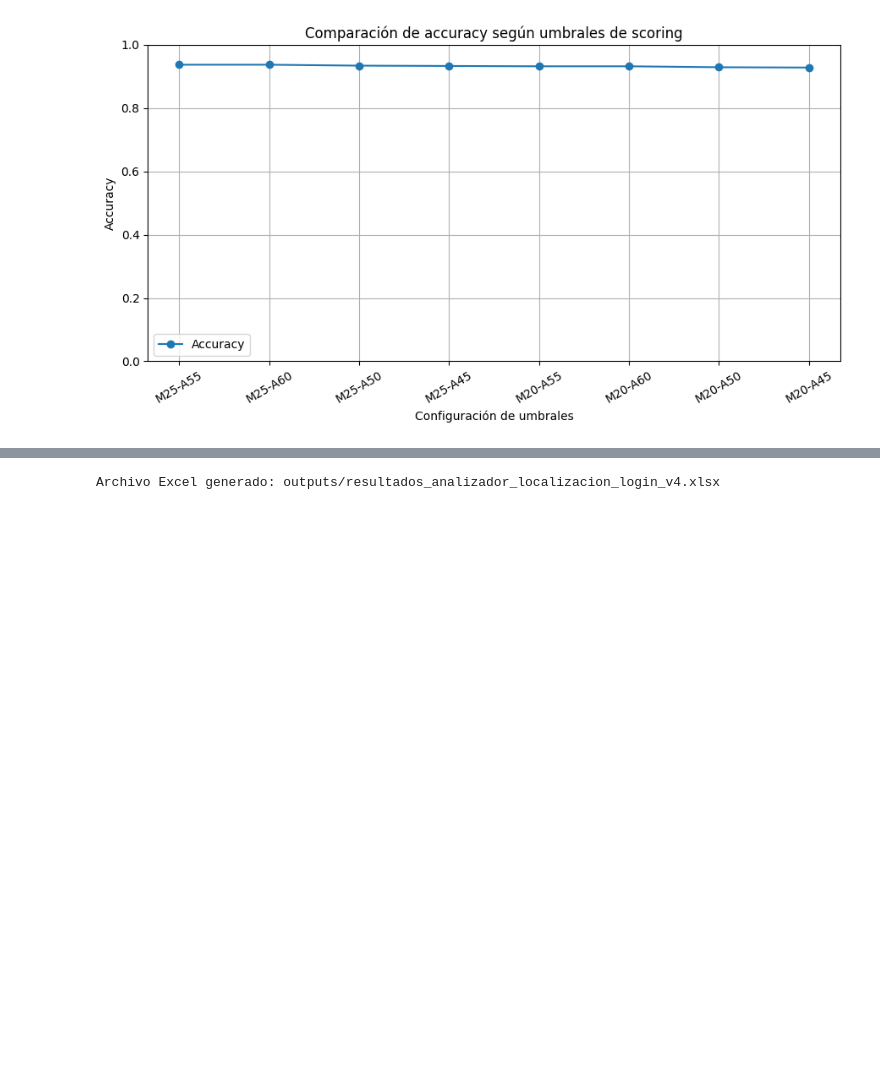
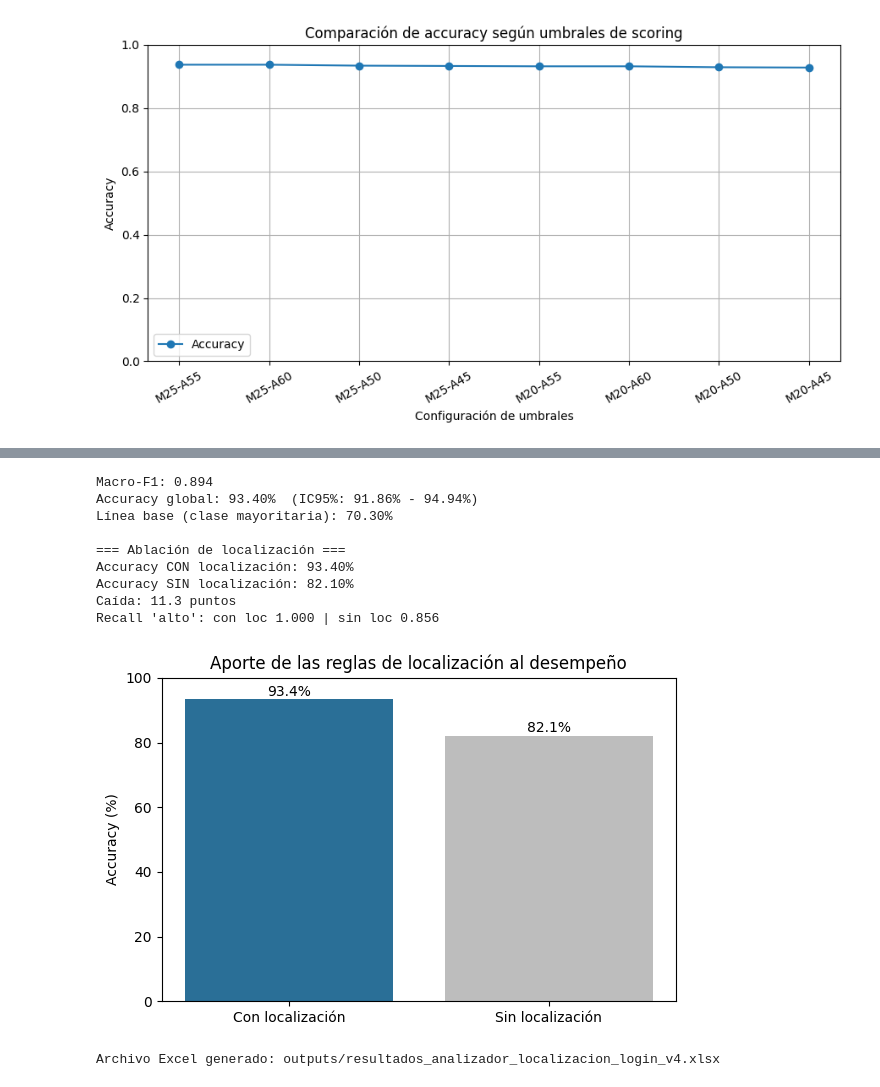
Before and after one commit to dibujoudea-boop/analizador_localizacion_login, a Jupyter notebook: notebooks/analizador_localizacion_login_v4_tfm.ipynb, the cells around one changed output, grey strips where cells are left out. Cells and saved outputs as stored; diff of their text form; code cells hidden in the pictures; blank space fills up the shorter version.

```diff
--- a/notebooks/analizador_localizacion_login_v4_tfm.ipynb
+++ b/notebooks/analizador_localizacion_login_v4_tfm.ipynb
@@ -336,3 +338,73 @@ plt.show()
 | 11 | 30 | 60 | 873 | 112 | 15 | 0.873 |
 | 10 | 30 | 55 | 873 | 112 | 15 | 0.873 |
 [figure]
+# %%
+# 11. Métricas por clase + análisis de ablación de localización
+import numpy as np
+from src.risk_engine import CONFIG, classify_score
+
+orden = ["bajo", "medio", "alto"]
+yt = df_results["expected_result"].reset_index(drop=True)
+yp = df_results["risk_level"].reset_index(drop=True)
+
+# --- Métricas por clase (precisión, recall, F1) ---
+filas = []
+for c in orden:
+    tp = ((yp == c) & (yt == c)).sum()
+    fp = ((yp == c) & (yt != c)).sum()
+    fn = ((yp != c) & (yt == c)).sum()
+    prec = tp / (tp + fp) if (tp + fp) else 0
+    rec  = tp / (tp + fn) if (tp + fn) else 0
+    f1   = 2 * prec * rec / (prec + rec) if (prec + rec) else 0
+    filas.append([c, int((yt == c).sum()), round(prec, 3), round(rec, 3), round(f1, 3)])
+
+tabla_metricas_clase = pd.DataFrame(filas, columns=["Clase", "Soporte", "Precisión", "Recall", "F1"])
+macro_f1 = round(tabla_metricas_clase["F1"].mean(), 3)
+linea_base = yt.value_counts(normalize=True).max()
+n = len(yt); acc = (yt == yp).mean(); ic = 1.96 * np.sqrt(acc * (1 - acc) / n)
+
+print("=== Métricas por clase ===")
+display(tabla_metricas_clase)
+print(f"Macro-F1: {macro_f1}")
+print(f"Accuracy global: {acc:.2%}  (IC95%: {acc-ic:.2%} - {acc+ic:.2%})")
+print(f"Línea base (clase mayoritaria): {linea_base:.2%}")
+
+# --- Ablación: recalcular el score IGNORANDO las reglas de localización ---
+def score_sin_localizacion(ev, cfg):
+    w = cfg["weights"]; s = 0
+    if int(pd.to_numeric(ev.get("is_new_device"), errors="coerce") or 0) == 1: s += w["new_device"]
+    nt = str(ev.get("network_type") or "").strip().lower()
+    if nt in cfg["risky_networks"]: s += w["risky_network"]
+    if int(pd.to_numeric(ev.get("is_proxy"), errors="coerce") or 0) == 1: s += w["proxy_indicator"]
+    if int(pd.to_numeric(ev.get("is_vpn"), errors="coerce") or 0) == 1: s += w["vpn_indicator"]
+    if int(pd.to_numeric(ev.get("is_hosting"), errors="coerce") or 0) == 1: s += w["hosting_indicator"]
+    if int(pd.to_numeric(ev.get("timezone_mismatch"), errors="coerce") or 0) == 1: s += w["timezone_mismatch"]
+    ipr = str(ev.get("ip_reputation") or "").strip().lower()
+    if ipr == "high": s += w["high_ip_reputation"]
+    elif ipr == "medium": s += w["medium_ip_reputation"]
+    return classify_score(s, cfg)
+
+yp_abl = df.apply(lambda r: score_sin_localizacion(r.to_dict(), CONFIG), axis=1).reset_index(drop=True)
+
+def recall_alto(yt, yp):
+    tp = ((yp == "alto") & (yt == "alto")).sum(); fn = ((yp != "alto") & (yt == "alto")).sum()
+    return tp / (tp + fn) if (tp + fn) else 0
+
+acc_full, acc_abl = (yt == yp).mean(), (yt == yp_abl).mean()
+print("\n=== Ablación de localización ===")
+print(f"Accuracy CON localización: {acc_full:.2%}")
+print(f"Accuracy SIN localización: {acc_abl:.2%}")
+print(f"Caída: {(acc_full-acc_abl)*100:.1f} puntos")
+print(f"Recall 'alto': con loc {recall_alto(yt,yp):.3f} | sin loc {recall_alto(yt,yp_abl):.3f}")
+
+plt.figure(figsize=(6, 4))
+barras = plt.bar(["Con localización", "Sin localización"], [acc_full*100, acc_abl*100],
+                 color=["#2a6f97", "#bdbdbd"])
+plt.ylabel("Accuracy (%)"); plt.ylim(0, 100)
+plt.title("Aporte de las reglas de localización al desempeño")
+for b in barras:
+    plt.text(b.get_x()+b.get_width()/2, b.get_height()+1, f"{b.get_height():.1f}%", ha="center")
+plt.tight_layout()
+plt.savefig("figures/ilustracion_12_ablacion_localizacion_v4.png", dpi=150, bbox_inches="tight")
+plt.show()
+# %% [output]
@@ -339 +416,11 @@ plt.show()
+Macro-F1: 0.894
+Accuracy global: 93.40%  (IC95%: 91.86% - 94.94%)
+Línea base (clase mayoritaria): 70.30%
+
+=== Ablación de localización ===
+Accuracy CON localización: 93.40%
+Accuracy SIN localización: 82.10%
+Caída: 11.3 puntos
+Recall 'alto': con loc 1.000 | sin loc 0.856
+[figure, added]
 # %%
```
Also changed, not shown: parts of 4 cells of this notebook.
